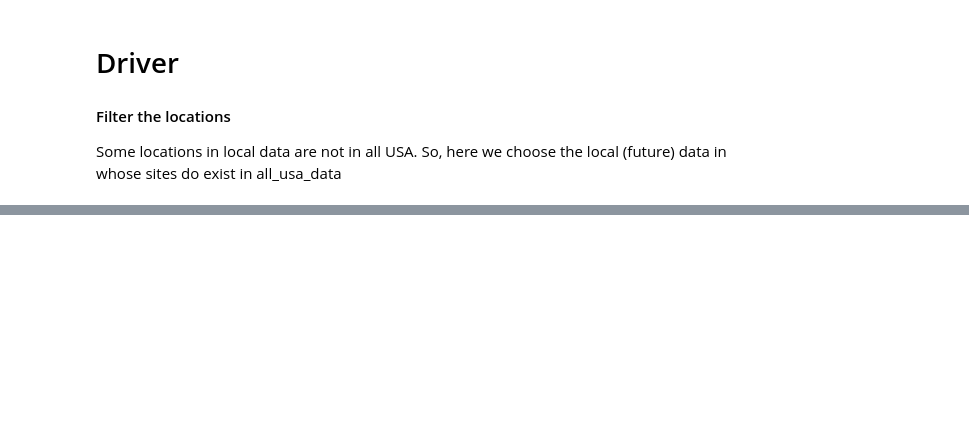
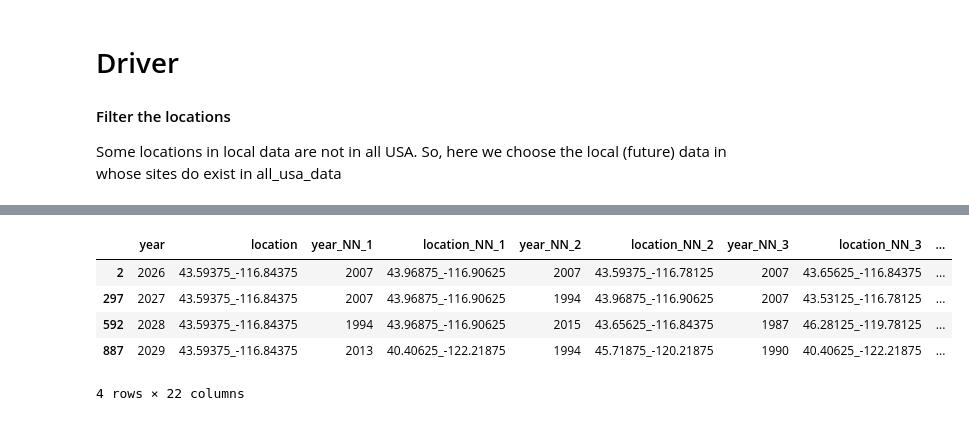
Before and after one commit to sunil21075/Ag, a Jupyter notebook: analogy/03_find_analogs/python_analogs/Analog_Covariance.ipynb, the cells around one changed output, grey strips where cells are left out. Cells and saved outputs as stored; diff of their text form; code cells hidden in the pictures; blank space fills up the shorter version.

```diff
--- a/analogy/03_find_analogs/python_analogs/Analog_Covariance.ipynb
+++ b/analogy/03_find_analogs/python_analogs/Analog_Covariance.ipynb
@@ -435,0 +430,3 @@ def one_sample_dist(curr_future, hist_dt, conar_inv):
+# %%
+neigh_0.fit(hist_pca_0)
+neigh.fit(hist_pca)
@@ -435,0 +460,48 @@ def one_sample_dist(curr_future, hist_dt, conar_inv):
+# %%
+future_yr_count = curr_loc_df.shape[0]
+needed_col_count = NN_count * 2
+
+NNs_df   = curr_loc_df[['year', 'location']].copy() # data frame containing (year, location)
+dists_df = curr_loc_df[['year', 'location']].copy() # data frame containing distances
+
+## concatenate new data frame to above ones, to speed up
+NNs_df_new_cols, dists_df_new_cols = create_colnames(NN_count)
+
+NNs_df_helper = pd.DataFrame('-999', index=NNs_df.index,  columns=NNs_df_new_cols)
+dists_df_helper = pd.DataFrame('-999', index=dists_df.index,  columns=dists_df_new_cols)
+
+NNs_df = pd.concat([NNs_df, NNs_df_helper], axis=1)
+dists_df = pd.concat([dists_df, dists_df_helper], axis=1)
+
+del(NNs_df_helper, dists_df_helper, NNs_df_new_cols, dists_df_new_cols)
+# %%
+for yr in np.arange(curr_loc_df_0.shape[0]):
+    result_0 = neigh_0.kneighbors([future_pca_0[yr, ]])
+    NNs_distances_0 = result_0[0][0]
+    NNs_idx_0 = result_0[1][0]
+
+    curr_NNs_0 = complete_hist_df_0.loc[NNs_idx_0, ['year', 'location']].copy()
+    curr_NNs_0 = list(np.hstack(np.split(curr_NNs_0, NN_count))[0])
+    NNs_df_0.iloc[yr, 2:] = curr_NNs_0
+
+    dists_df_0.iloc[yr, 2:] = NNs_distances_0
+# %%
+for yr in np.arange(curr_loc_df.shape[0]):
+    result = neigh.kneighbors([future_pca_0[yr, ]])
+    NNs_distances = result[0][0]
+    NNs_idx = result[1][0]
+
+    curr_NNs = complete_hist_df.loc[NNs_idx, ['year', 'location']].copy()
+    curr_NNs = list(np.hstack(np.split(curr_NNs, NN_count))[0])
+    NNs_df.iloc[yr, 2:] = curr_NNs
+
+    dists_df.iloc[yr, 2:] = NNs_distances
+# %%
+NNs_df
+# %% [output]
+|  | year | location | year_NN_1 | location_NN_1 | year_NN_2 | location_NN_2 | year_NN_3 | location_NN_3 | ... |
+| 2 | 2026 | 43.59375_-116.84375 | 2007 | 43.96875_-116.90625 | 2007 | 43.59375_-116.78125 | 2007 | 43.65625_-116.84375 | ... |
+| 297 | 2027 | 43.59375_-116.84375 | 2007 | 43.96875_-116.90625 | 1994 | 43.96875_-116.90625 | 2007 | 43.53125_-116.78125 | ... |
+| 592 | 2028 | 43.59375_-116.84375 | 1994 | 43.96875_-116.90625 | 2015 | 43.65625_-116.84375 | 1987 | 46.28125_-119.78125 | ... |
+| 887 | 2029 | 43.59375_-116.84375 | 2013 | 40.40625_-122.21875 | 1994 | 45.71875_-120.21875 | 1990 | 40.40625_-122.21875 | ... |
+4 rows × 22 columns
```
Also changed, not shown: parts of 75 cells of this notebook, 1 other file.
